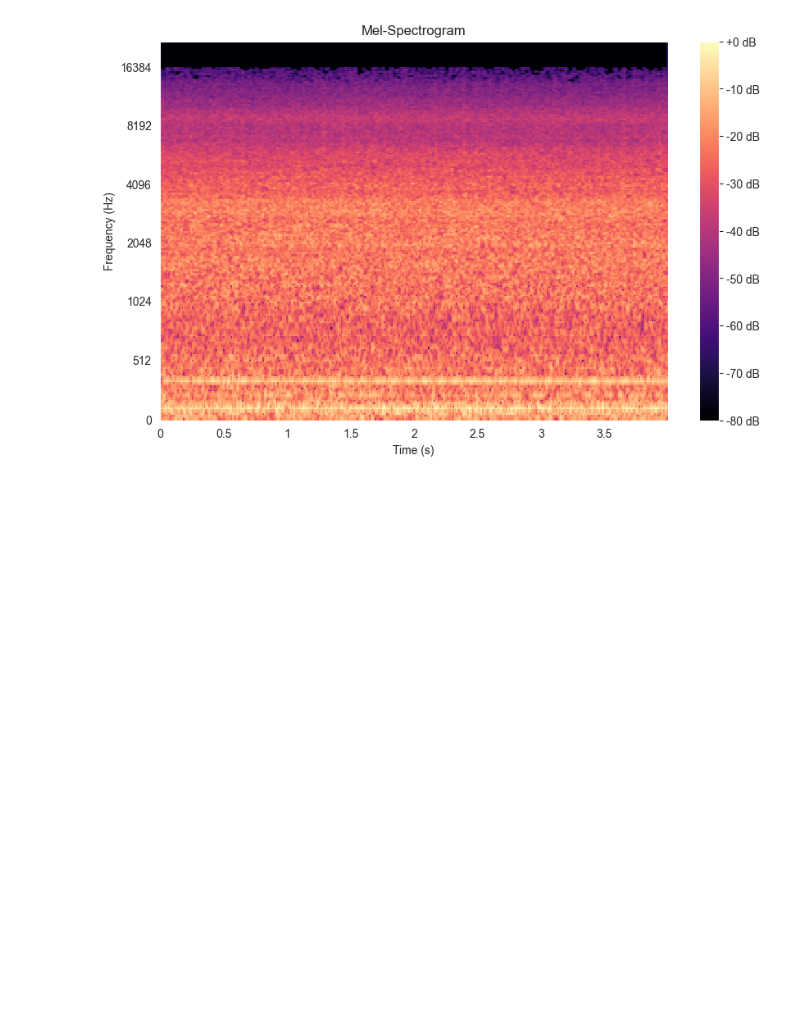
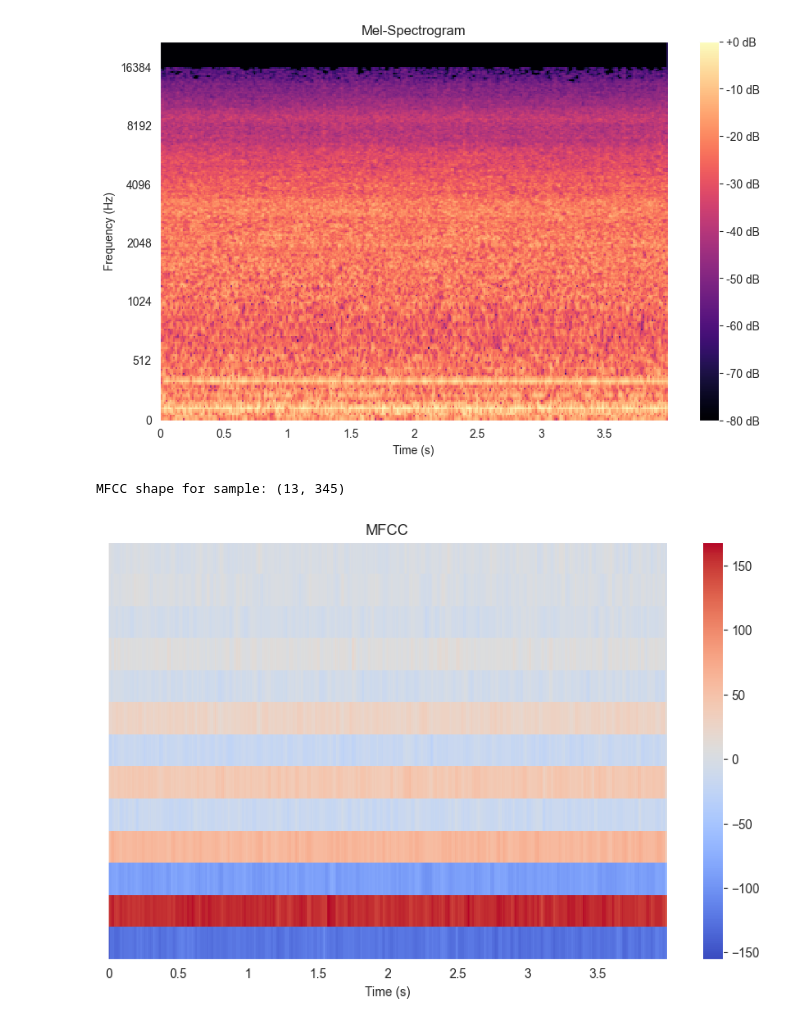
Before and after one commit to ram333n/multimedia-data-processing, a Jupyter notebook: lab_1/lab_1.ipynb, the cells around one changed output. Drawn from its saved outputs; the diff is of its cells as text; code cells hidden in the pictures; blank space fills up the shorter version.

```diff
--- a/lab_1/lab_1.ipynb
+++ b/lab_1/lab_1.ipynb
@@ -95,3 +114,16 @@ plt.ylabel('Frequency (Hz)')
 plt.show()
 # %% [output]
 [figure]
+# %%
+sample_mfccs = librosa.feature.mfcc(y=sample_y, sr=sr, n_mfcc=13)
+print(f"MFCC shape for sample: {sample_mfccs.shape}" )
+
+plt.figure(figsize=(10, 6))
+librosa.display.specshow(sample_mfccs, x_axis="time", sr=sr)
+plt.colorbar()
+plt.title('MFCC')
+plt.xlabel('Time (s)')
+plt.show()
+# %% [output]
+MFCC shape for sample: (13, 345)
+[figure, added]
```
Also changed, not shown: parts of 19 cells of this notebook, 2 other files.
